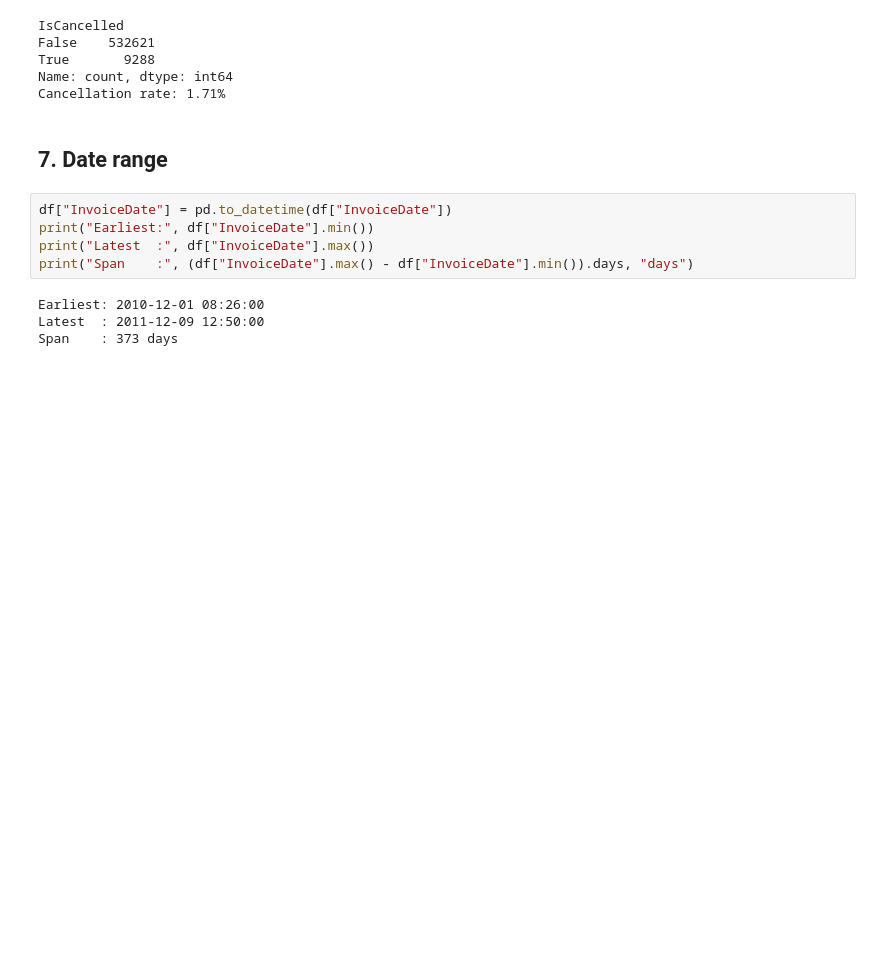
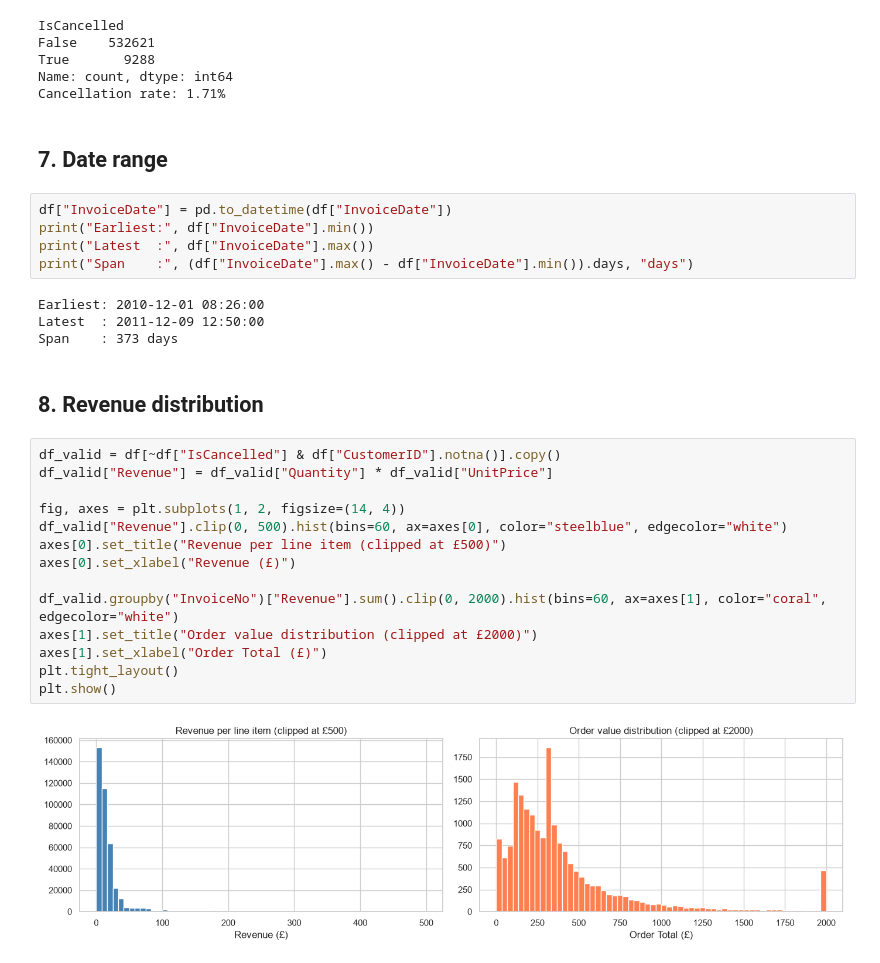
Before and after one commit to LathiyaHit/customer-segmentation-retention, a Jupyter notebook: research/01_eda.ipynb, the cells around one changed output. Saved outputs shown, nothing was run; the diff lists cells and outputs as text; blank space fills up the shorter version.

```diff
--- a/research/01_eda.ipynb
+++ b/research/01_eda.ipynb
@@ -106,3 +106,21 @@ print("Span    :", (df["InvoiceDate"].max() - df["InvoiceDate"].min()).days, "da
 Earliest: 2010-12-01 08:26:00
 Latest  : 2011-12-09 12:50:00
 Span    : 373 days
+# %% [markdown]
+## 8. Revenue distribution
+# %%
+df_valid = df[~df["IsCancelled"] & df["CustomerID"].notna()].copy()
+df_valid["Revenue"] = df_valid["Quantity"] * df_valid["UnitPrice"]
+
+fig, axes = plt.subplots(1, 2, figsize=(14, 4))
+df_valid["Revenue"].clip(0, 500).hist(bins=60, ax=axes[0], color="steelblue", edgecolor="white")
+axes[0].set_title("Revenue per line item (clipped at £500)")
+axes[0].set_xlabel("Revenue (£)")
+
+df_valid.groupby("InvoiceNo")["Revenue"].sum().clip(0, 2000).hist(bins=60, ax=axes[1], color="coral", edgecolor="white")
+axes[1].set_title("Order value distribution (clipped at £2000)")
+axes[1].set_xlabel("Order Total (£)")
+plt.tight_layout()
+plt.show()
+# %% [output]
+[figure, added]
```
Also changed, not shown: parts of 8 cells of this notebook.
